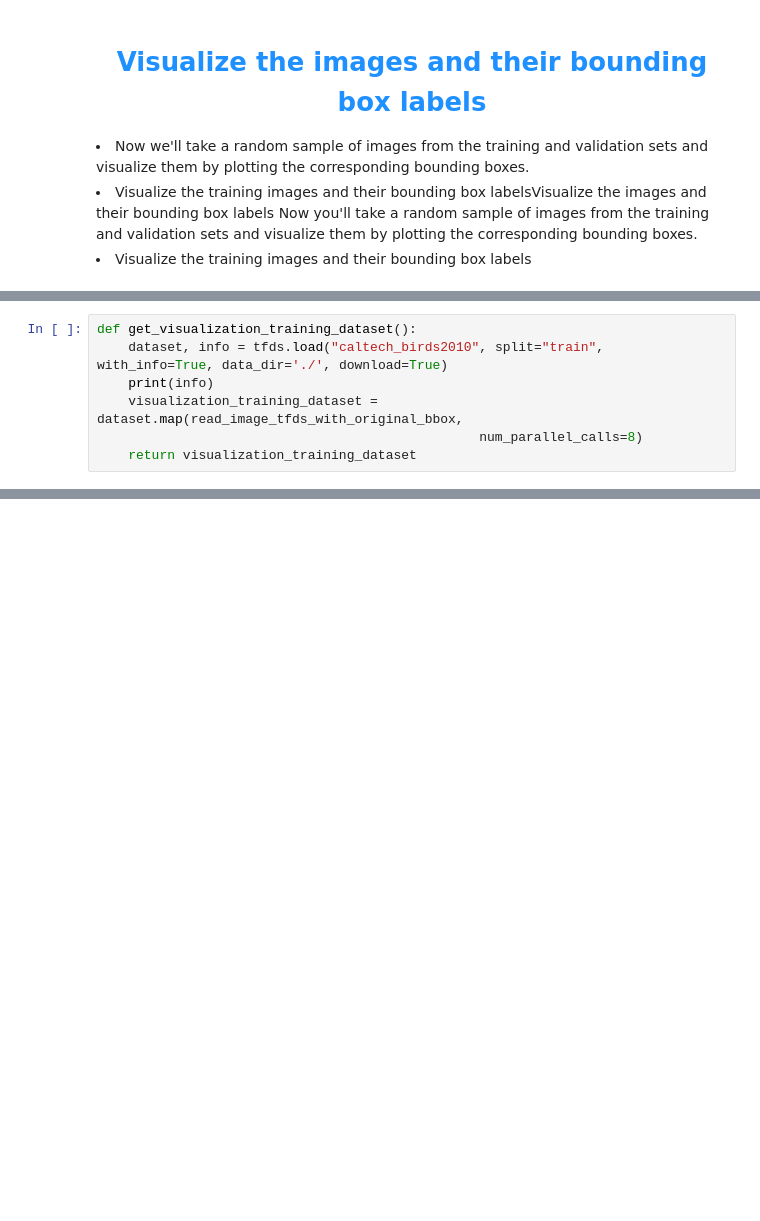
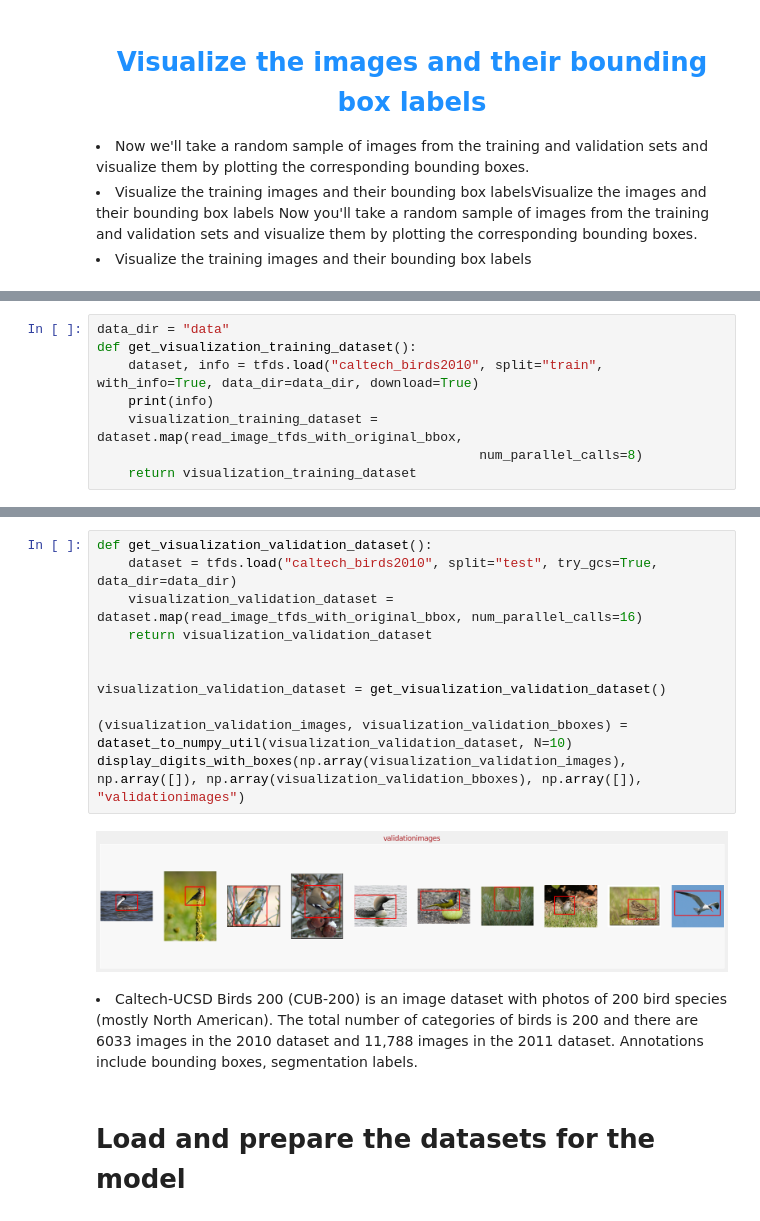
Before and after one commit to sandeep4055/Tensorflow, a Jupyter notebook: object_detection/object_detection_localization/predicting_bounding_boxes.ipynb, the cells around one changed output, grey strips where cells are left out. Saved outputs shown, nothing was run; the diff lists cells and outputs as text; blank space fills up the shorter version.

```diff
--- a/object_detection/object_detection_localization/predicting_bounding_boxes.ipynb
+++ b/object_detection/object_detection_localization/predicting_bounding_boxes.ipynb
@@ -236,6 +239,7 @@ os.chdir(path=".")
 # %%
+data_dir = "data"
 def get_visualization_training_dataset():
-    dataset, info = tfds.load("caltech_birds2010", split="train", with_info=True, data_dir='./', download=True)
+    dataset, info = tfds.load("caltech_birds2010", split="train", with_info=True, data_dir=data_dir, download=True)
     print(info)
     visualization_training_dataset = dataset.map(read_image_tfds_with_original_bbox,
                                                  num_parallel_calls=8)
@@ -247,0 +275,17 @@ display_digits_with_boxes(np.array(visualization_training_images), np.array([]),
+# %%
+def get_visualization_validation_dataset():
+    dataset = tfds.load("caltech_birds2010", split="test", try_gcs=True, data_dir=data_dir)
+    visualization_validation_dataset = dataset.map(read_image_tfds_with_original_bbox, num_parallel_calls=16)
+    return visualization_validation_dataset
+
+
+visualization_validation_dataset = get_visualization_validation_dataset()
+
+(visualization_validation_images, visualization_validation_bboxes) = dataset_to_numpy_util(visualization_validation_dataset, N=10)
+display_digits_with_boxes(np.array(visualization_validation_images), np.array([]), np.array(visualization_validation_bboxes), np.array([]), "validationimages")
+# %% [output]
+[figure, added]
+# %% [markdown]
+<li>Caltech-UCSD Birds 200 (CUB-200) is an image dataset with photos of 200 bird species (mostly North American). The total number of categories of birds is 200 and there are 6033 images in the 2010 dataset and 11,788 images in the 2011 dataset. Annotations include bounding boxes, segmentation labels.
+# %% [markdown]
+# Load and prepare the datasets for the model
```
Also changed, not shown: parts of 27 cells of this notebook.
